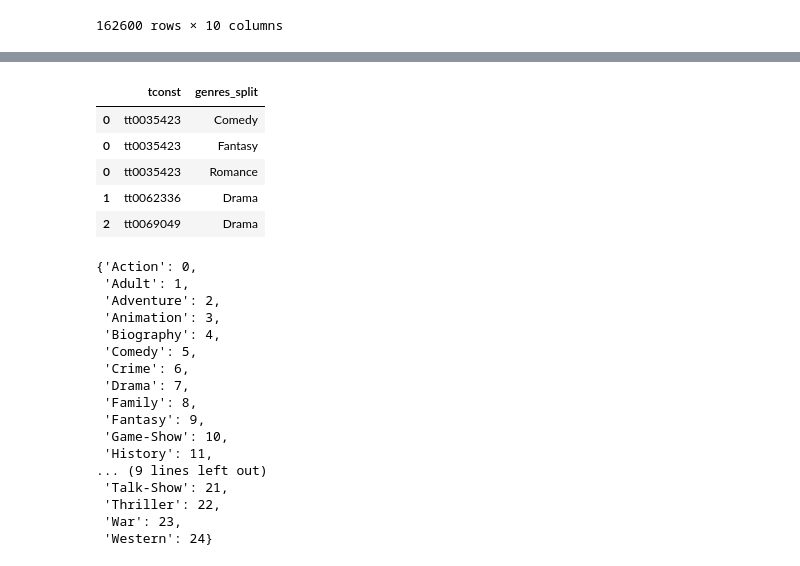
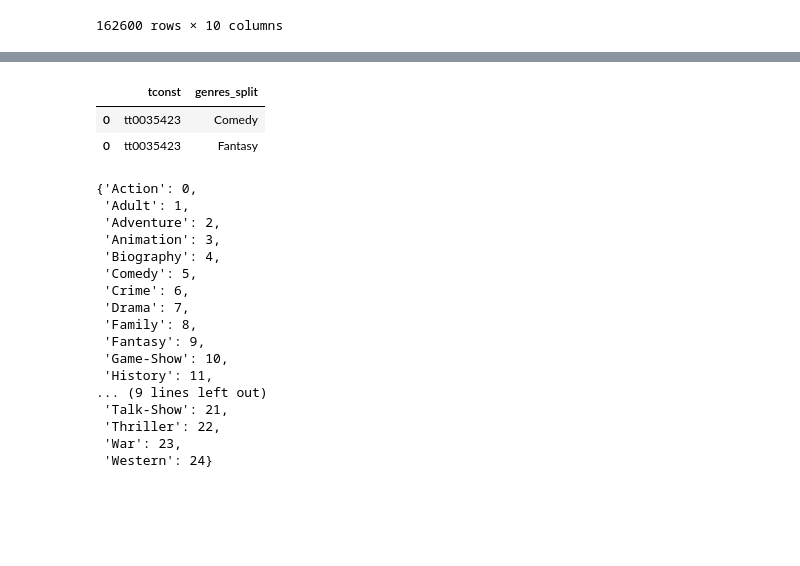
Before and after one commit to brittanymlassiter/Project-2, a Jupyter notebook: Project 2 Part 3B.ipynb, the cells around one changed output, grey strips where cells are left out. Saved outputs shown, nothing was run; the diff lists cells and outputs as text; code cells hidden in the pictures; blank space fills up the shorter version.

```diff
--- a/Project 2 Part 3B.ipynb
+++ b/Project 2 Part 3B.ipynb
@@ -101,14 +117,11 @@ unique_genres = sorted(exploded_genres['genres_split'].unique())
-# %%
-## Save just tconst and genres and genres_split as new df
-df = exploded_genres[['tconst', 'genres_split']].copy()
-df.head()
-# %% [output]
-|  | tconst | genres_split |
-| 0 | tt0035423 | Comedy |
-| 0 | tt0035423 | Fantasy |
-| 0 | tt0035423 | Romance |
-| 1 | tt0062336 | Drama |
-| 2 | tt0069049 | Drama |
+# %%
+# Create new table for title_genres
+title_genres = exploded_genres[['tconst', 'genres_split']].copy()
+title_genres.head(2)
+# %% [output]
+|  | tconst | genres_split |
+| 0 | tt0035423 | Comedy |
+| 0 | tt0035423 | Fantasy |
 # %%
 ## Making the genre mapper dictionary
 genre_ints = range(len(unique_genres))
```
Also changed, not shown: parts of 20 cells of this notebook, 2 other files.
